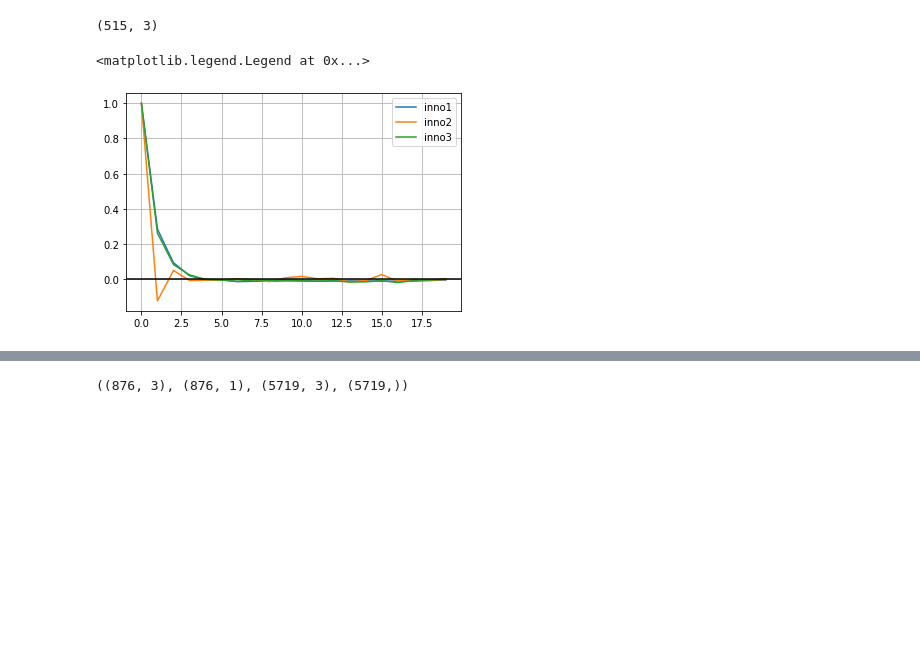
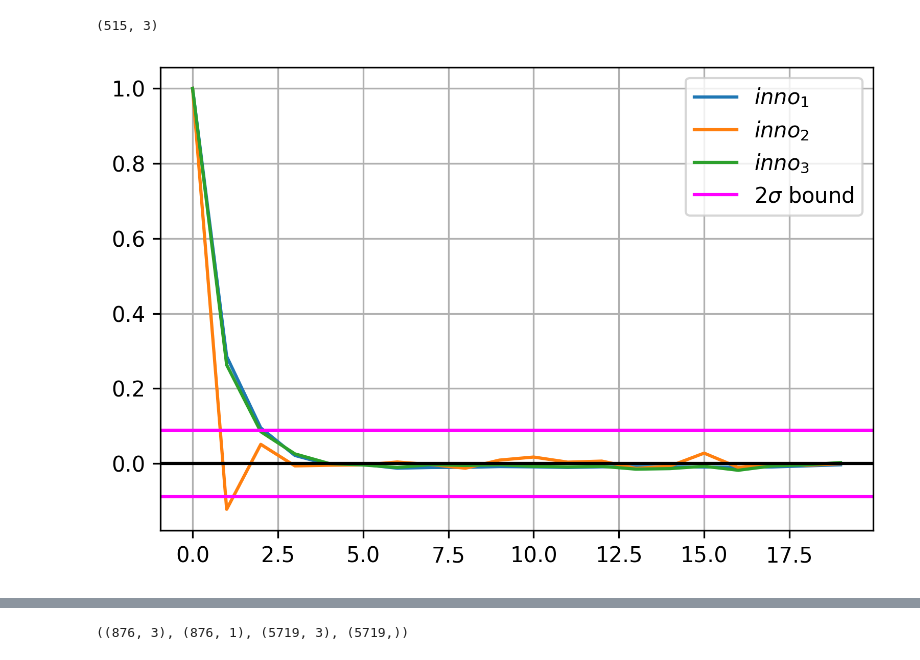
Before and after one commit to simutisernestas/rfloc, a Jupyter notebook: kfeval.ipynb, the cells around one changed output, grey strips where cells are left out. Drawn from its saved outputs; the diff is of its cells as text; code cells hidden in the pictures; blank space fills up the shorter version.

```diff
--- a/kfeval.ipynb
+++ b/kfeval.ipynb
@@ -30,13 +30,20 @@ def plot_autocorr(data,N=100):
     acorr = acorr / var / len(ndata)
     plt.plot(acorr[:N])
 # %%
+# this is test for whiteness of measurement, because that's the assumption : )
+plt.figure(dpi=300)
 plot_autocorr(inno[:,0], N=20)
 plot_autocorr(inno[:,1], N=20)
 plot_autocorr(inno[:,2], N=20)
+
+dc = inno[:,0]
+
 plt.grid()
+plt.axhline(2/np.sqrt(len(dc)), color='magenta')
+plt.axhline(-2/np.sqrt(len(dc)), color='magenta')
 plt.axhline(0, color='black')
-plt.legend(['inno1','inno2','inno3'])
+plt.legend(['$inno_1$','$inno_2$','$inno_3$','$2\sigma$ bound'])
+plt.savefig('report/figures/inno_whiteness.png')
 # https://www.robots.ox.ac.uk/~ian/Teaching/ TODO: read this one : )
 # %% [output]
-<matplotlib.legend.Legend at 0x...>
-[figure, old version]
+[figure, new version]
```
Also changed, not shown: parts of 3 cells of this notebook, 19 other files.
